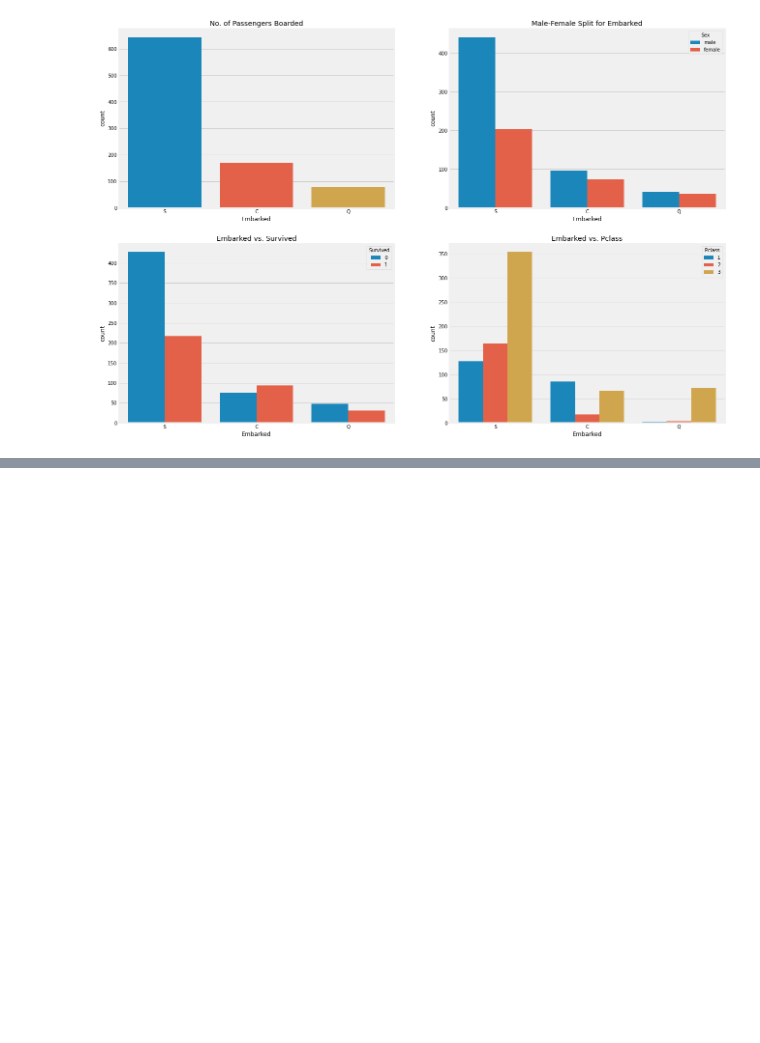
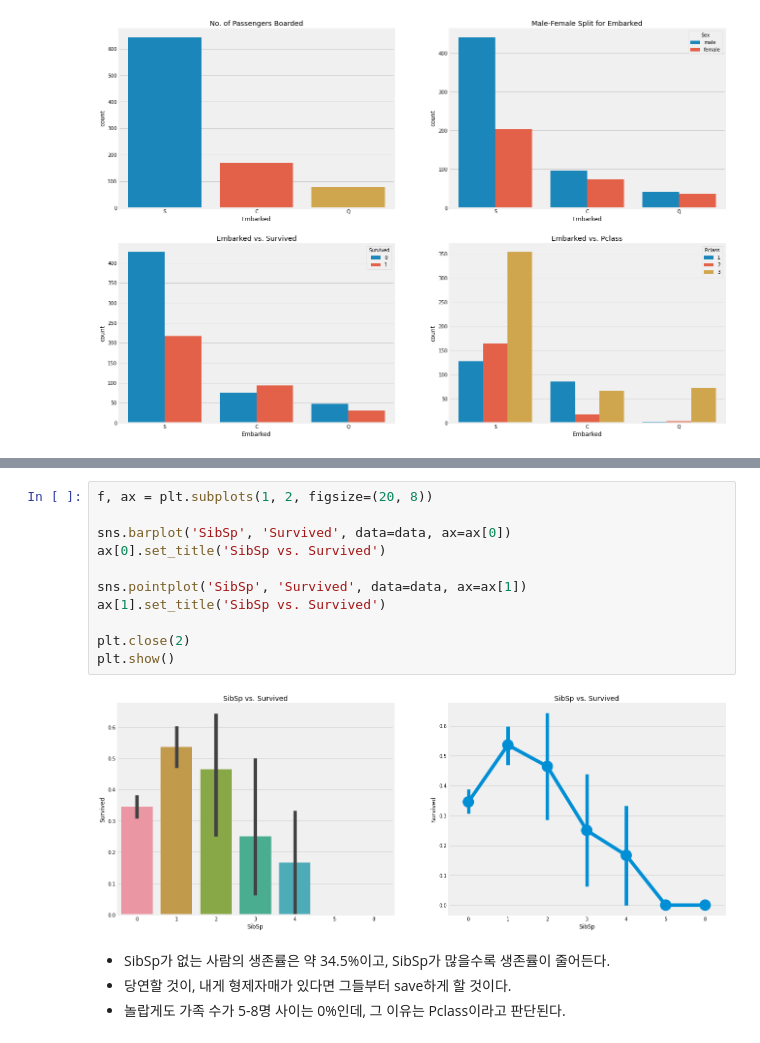
Before and after one commit to yeon42/data_analysis, a Jupyter notebook: kaggle/titanic/DieTanic.ipynb, the cells around one changed output, grey strips where cells are left out. Saved outputs shown, nothing was run; the diff lists cells and outputs as text; blank space fills up the shorter version.

```diff
--- a/kaggle/titanic/DieTanic.ipynb
+++ b/kaggle/titanic/DieTanic.ipynb
@@ -323,0 +378,17 @@ sns.factorplot('Pclass', 'Survived', data=data)
+# %%
+f, ax = plt.subplots(1, 2, figsize=(20, 8))
+
+sns.barplot('SibSp', 'Survived', data=data, ax=ax[0])
+ax[0].set_title('SibSp vs. Survived')
+
+sns.pointplot('SibSp', 'Survived', data=data, ax=ax[1])
+ax[1].set_title('SibSp vs. Survived')
+
+plt.close(2)
+plt.show()
+# %% [output]
+[figure, added]
+# %% [markdown]
+- SibSp가 없는 사람의 생존률은 약 34.5%이고, SibSp가 많을수록 생존률이 줄어든다.
+- 당연할 것이, 내게 형제자매가 있다면 그들부터 save하게 할 것이다.
+- 놀랍게도 가족 수가 5-8명 사이는 0%인데, 그 이유는 Pclass이라고 판단된다.
```
Also changed, not shown: parts of 56 cells of this notebook.
